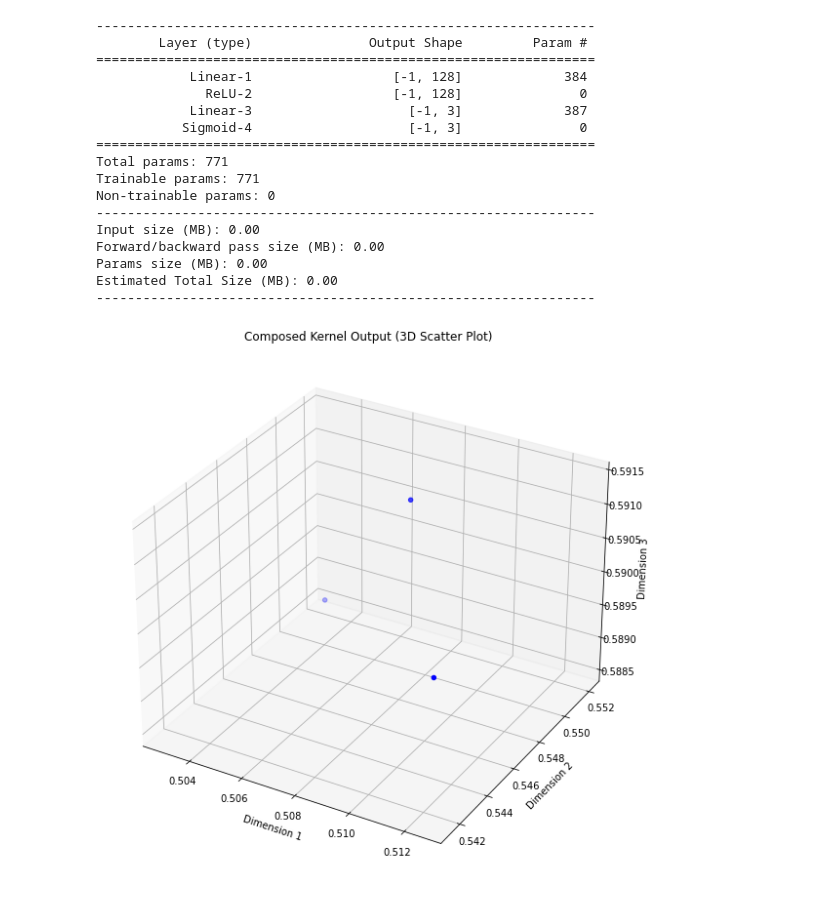
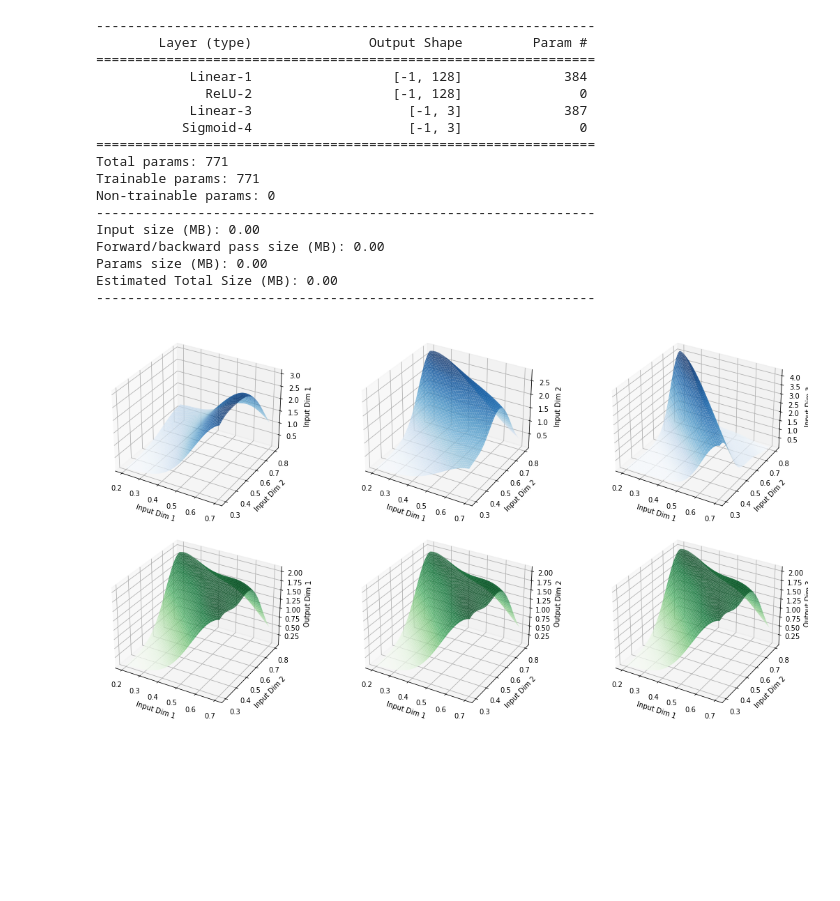
Before and after one commit to plurigrid/replay, a Jupyter notebook: CBIMK_demo.ipynb, the cells around one changed output. Cells and saved outputs as stored; diff of their text form; code cells hidden in the pictures; blank space fills up the shorter version.

```diff
--- a/CBIMK_demo.ipynb
+++ b/CBIMK_demo.ipynb
@@ -47,26 +51,42 @@ Forward/backward pass size (MB): 0.00
 Params size (MB): 0.00
 Estimated Total Size (MB): 0.00
 ----------------------------------------------------------------
-# %%
-if output.shape[1] == 2:
-    plt.scatter(output.detach().numpy()[:, 0], output.detach().numpy()[:, 1], c='b', marker='o')
-    plt.xlabel("Dimension 1")
-    plt.ylabel("Dimension 2")
-    plt.title("Composed Kernel Output (2D Scatter Plot)")
-    plt.show()
-elif output.shape[1] == 3:
-    fig = plt.figure(figsize = (10, 10))
-    ax = fig.add_subplot(111, projection='3d')
-
-    ax.scatter(output.detach().numpy()[:, 0], output.detach().numpy()[:, 1], output.detach().numpy()[:, 2], c='b', marker='o')
-
-    ax.set_xlabel('Dimension 1')
-    ax.set_ylabel('Dimension 2')
-    ax.set_zlabel('Dimension 3')
-
-    plt.title("Composed Kernel Output (3D Scatter Plot)")
-    plt.show()
-else:
-    print(f"Cannot visualize output with {output.shape[1]} dimensions. Visualization supports 2D or 3D outputs.")
-# %% [output]
-[figure, removed]
+# %%
+fig = plt.figure(figsize = (16, 8))
+
+for i in range(input_data.shape[1]):
+    ax = fig.add_subplot(2, 3, i + 1, projection = '3d')
+    x = input_data[:, 0].numpy()
+    y = input_data[:, 1].numpy()
+    z = input_data[:, i].numpy()
+
+    x_grid, y_grid = np.meshgrid(np.linspace(min(x), max(x), 100),
+                                    np.linspace(min(y), max(y), 100))
+    kde = gaussian_kde([x, y], weights = z)
+    z_grid = kde.evaluate([x_grid.ravel(), y_grid.ravel()]).reshape(x_grid.shape)
+
+    ax.plot_surface(x_grid, y_grid, z_grid, cmap = 'Blues', alpha = 0.8)
+    ax.set_xlabel("Input Dim 1")
+    ax.set_ylabel("Input Dim 2")
+    ax.set_zlabel(f"Input Dim {i + 1}")
+
+for i in range(output.shape[1]):
+    ax = fig.add_subplot(2, 3, i + 4, projection = '3d')
+    x = input_data[:, 0].numpy()
+    y = input_data[:, 1].numpy()
+    z = output[:, i].detach().numpy()
+
+    x_grid, y_grid = np.meshgrid(np.linspace(min(x), max(x), 100),
+                                    np.linspace(min(y), max(y), 100))
+    kde = gaussian_kde([x, y], weights = z)
+    z_grid = kde.evaluate([x_grid.ravel(), y_grid.ravel()]).reshape(x_grid.shape)
+
+    ax.plot_surface(x_grid, y_grid, z_grid, cmap = 'Greens', alpha = 0.8)
+    ax.set_xlabel("Input Dim 1")
+    ax.set_ylabel("Input Dim 2")
+    ax.set_zlabel(f"Output Dim {i + 1}")
+
+plt.tight_layout()
+plt.show()
+# %% [output]
+[figure, added]
```
Also changed, not shown: parts of 2 cells of this notebook, 1 other file.
